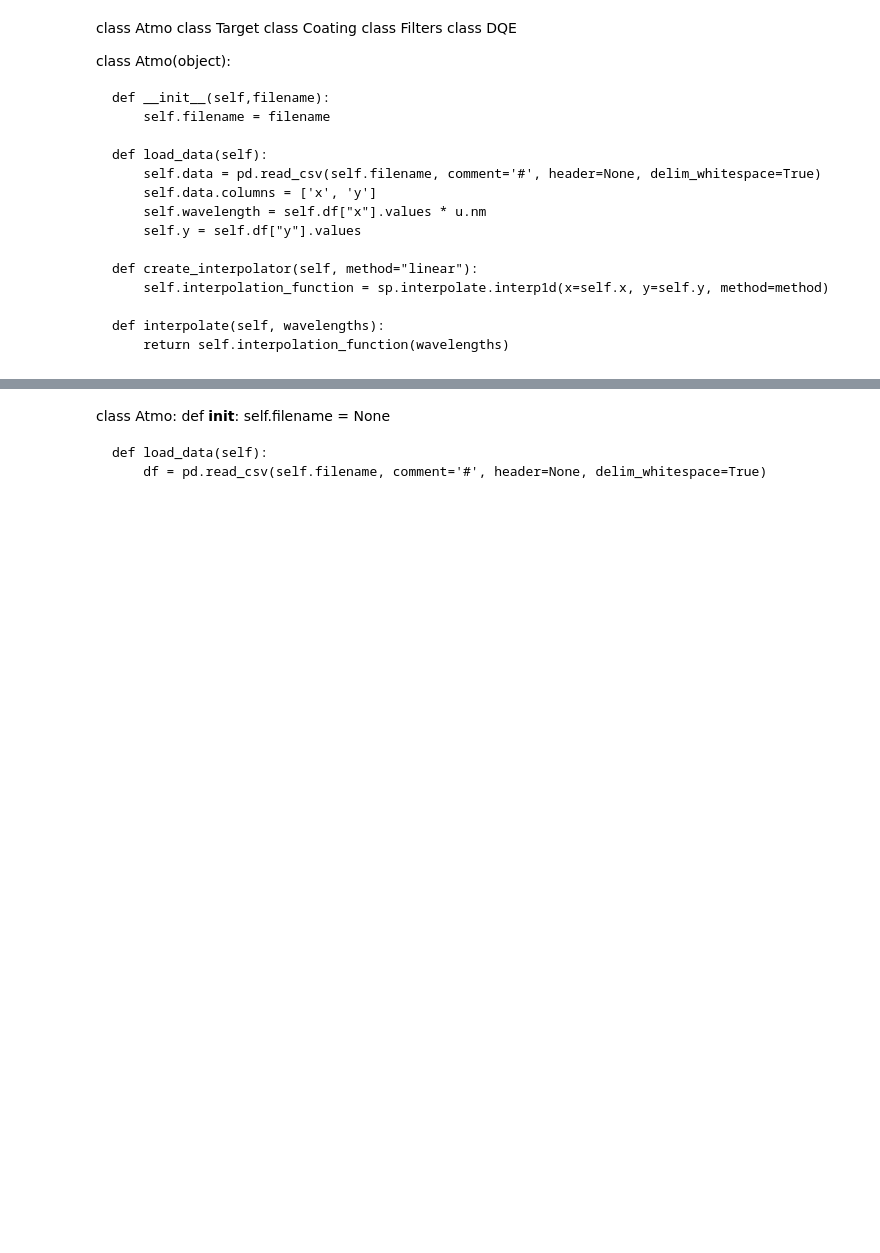
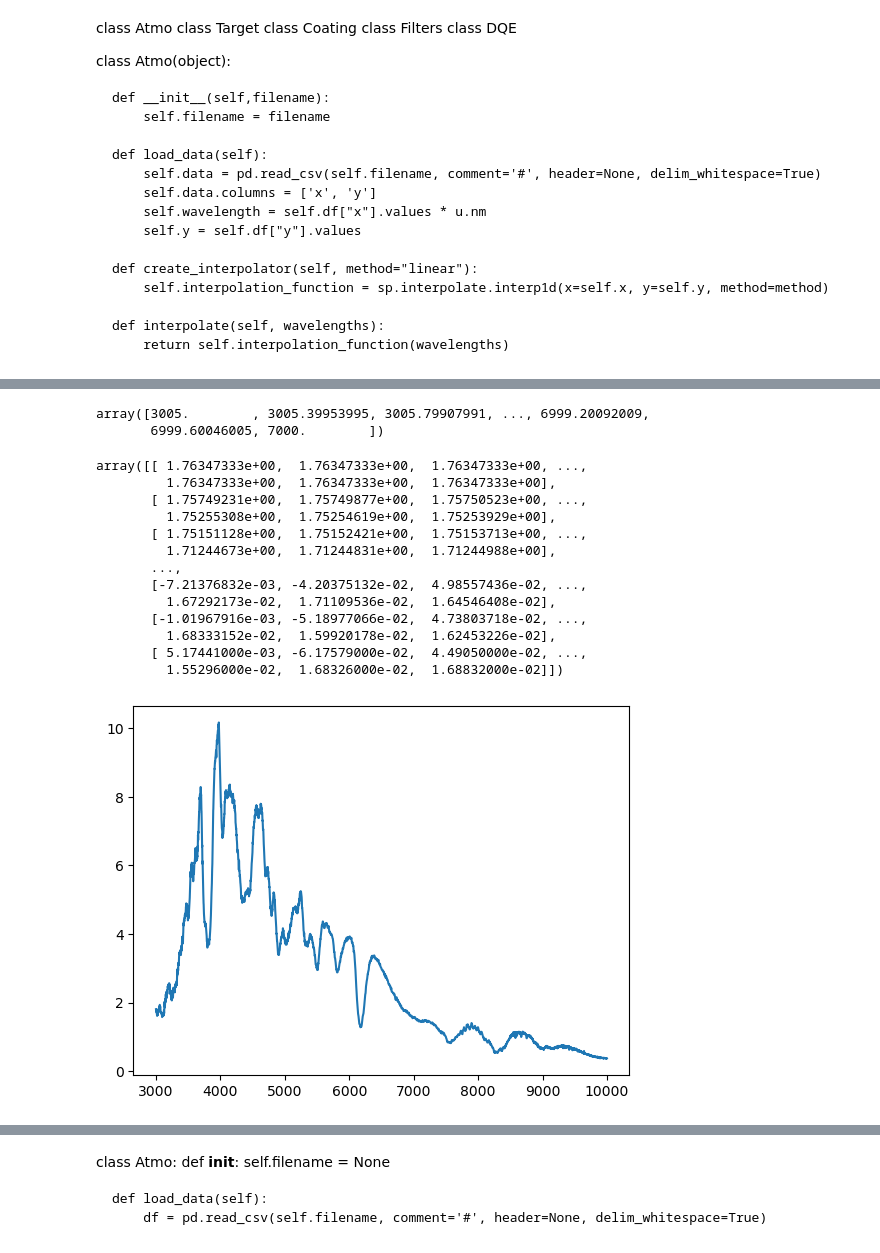
Before and after one commit to Hamden-Lab/Superlotis, a Jupyter notebook: code_testing.ipynb, the cells around one changed output, grey strips where cells are left out. Cells and saved outputs as stored; diff of their text form; code cells hidden in the pictures; blank space fills up the shorter version.

```diff
--- a/code_testing.ipynb
+++ b/code_testing.ipynb
@@ -274,0 +286,51 @@ atmo_apo.interpolate(wv),wv
+# %%
+np.linspace(start=3005, stop=7000, num=10000)
+# %% [output]
+array([3005.        , 3005.39953995, 3005.79907991, ..., 6999.20092009,
+       6999.60046005, 7000.        ])
+# %%
+class SN1a:
+    def __init__(self,filename):
+        self.filename = filename
+        self.load_data()
+        self.create_interpolator(method = "linear")
+
+    def load_data(self):
+        spec = np.loadtxt(self.filename, skiprows=1)
+        self.wavelength = spec[:, 0]
+        self.y = spec[:, 1]*10**14
+
+    def create_interpolator(self, method):
+        self.interpolation_function = sp.interpolate.interp1d(x=self.wavelength, y=self.y, kind=method)
+
+    def interpolate(self, wavelengths):
+        return self.interpolation_function(wavelengths)
+
+    def set_xindex(self, xmin, xmax):
+        self.xmin_index = np.abs(self.wavelength - xmin).argmin()
+        self.xmax_index = np.abs(self.wavelength - xmax).argmin()
+        return self.xmin_index, self.xmax_index
+
+
+sn1992a = SN1a("/Users/jacobvider/Documents/research/hamden/superlotis/throughput/sn1a_targets/foley-sn2011iv-max (1).flm")
+wv = np.linspace(3005,sn1992a.wavelength, 10000)
+interp1922a = sn1992a.interpolate(wv)
+
+xmin, xmax = sn1992a.set_xindex(3000, 10000)
+
+plt.plot(sn1992a.wavelength[xmin:xmax], sn1992a.y[xmin:xmax])
+# %% [output]
+array([[ 1.76347333e+00,  1.76347333e+00,  1.76347333e+00, ...,
+         1.76347333e+00,  1.76347333e+00,  1.76347333e+00],
+       [ 1.75749231e+00,  1.75749877e+00,  1.75750523e+00, ...,
+         1.75255308e+00,  1.75254619e+00,  1.75253929e+00],
+       [ 1.75151128e+00,  1.75152421e+00,  1.75153713e+00, ...,
+         1.71244673e+00,  1.71244831e+00,  1.71244988e+00],
+       ...,
+       [-7.21376832e-03, -4.20375132e-02,  4.98557436e-02, ...,
+         1.67292173e-02,  1.71109536e-02,  1.64546408e-02],
+       [-1.01967916e-03, -5.18977066e-02,  4.73803718e-02, ...,
+         1.68333152e-02,  1.59920178e-02,  1.62453226e-02],
+       [ 5.17441000e-03, -6.17579000e-02,  4.49050000e-02, ...,
+         1.55296000e-02,  1.68326000e-02,  1.68832000e-02]])
+[figure, added]
```
Also changed, not shown: parts of 6 cells of this notebook.
